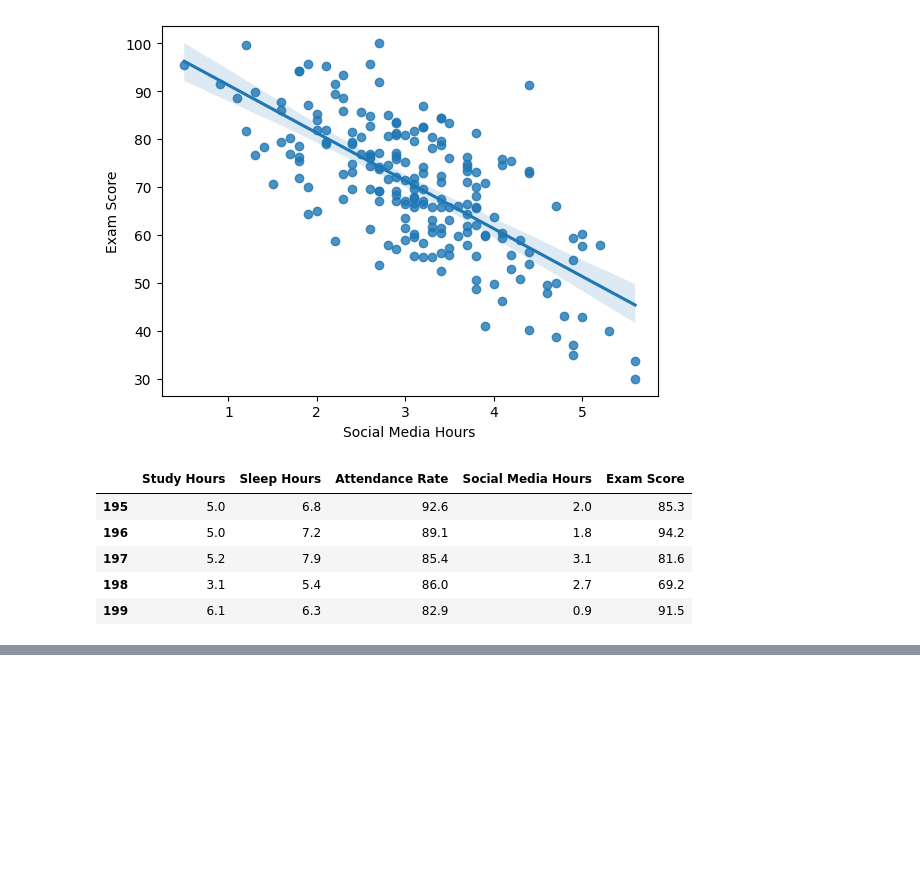
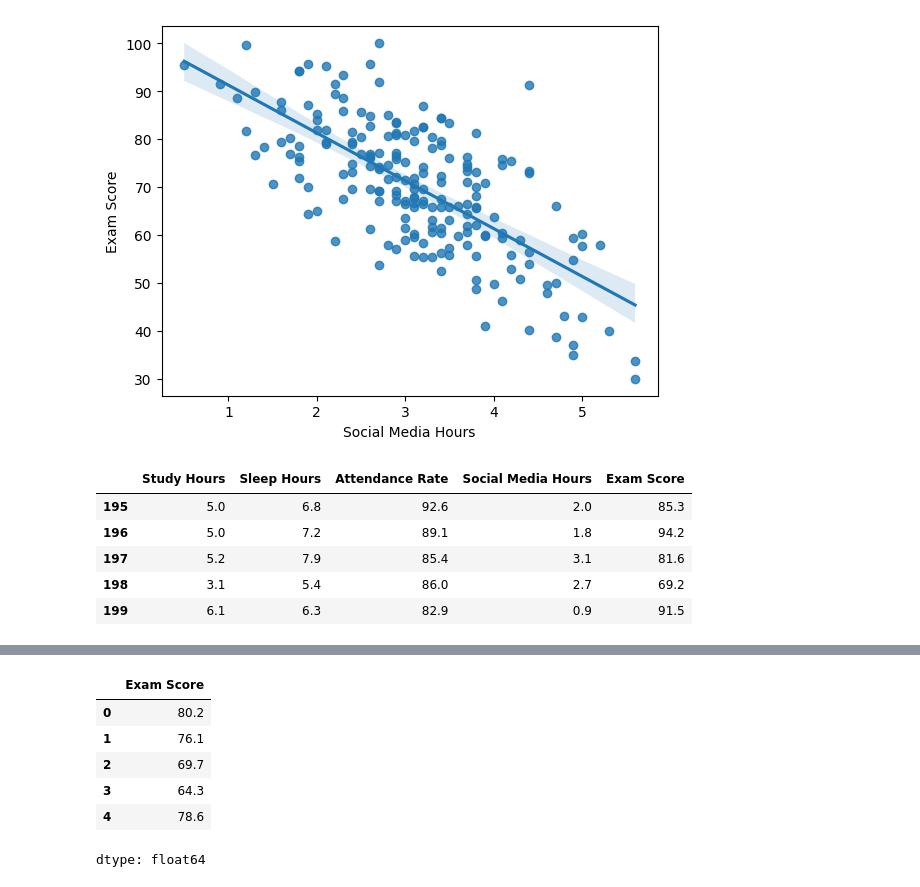
Before and after one commit to europecodingschool/ECS---VB---YZ---08.26, a Jupyter notebook: VB_YZ_Ders_8_Devam.ipynb, the cells around one changed output, grey strips where cells are left out. Cells and saved outputs as stored; diff of their text form; code cells hidden in the pictures; blank space fills up the shorter version.

```diff
--- a/VB_YZ_Ders_8_Devam.ipynb
+++ b/VB_YZ_Ders_8_Devam.ipynb
@@ -105,0 +117,10 @@ df.tail()
+# %%
+y.head()
+# %% [output]
+|  | Exam Score |
+| 0 | 80.2 |
+| 1 | 76.1 |
+| 2 | 69.7 |
+| 3 | 64.3 |
+| 4 | 78.6 |
+dtype: float64
```
Also changed, not shown: parts of 4 cells of this notebook.
